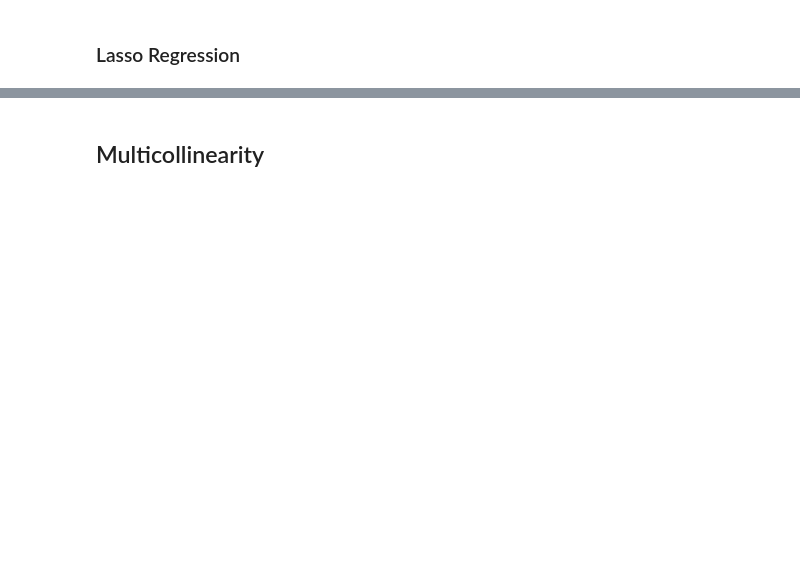
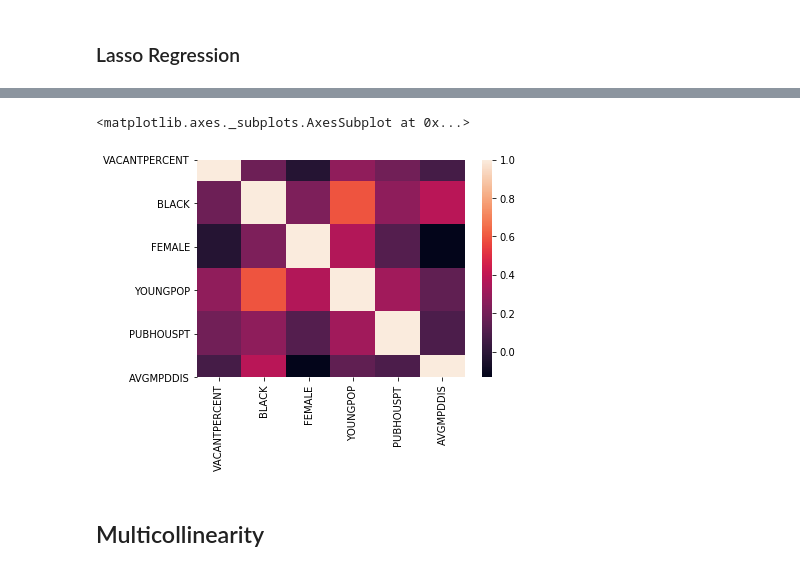
Before and after one commit to acl2171/regressionproj, a Jupyter notebook: notebooks/AL_notes.ipynb, the cells around one changed output, grey strips where cells are left out. Drawn from its saved outputs; the diff is of its cells as text; code cells hidden in the pictures; blank space fills up the shorter version.

```diff
--- a/notebooks/AL_notes.ipynb
+++ b/notebooks/AL_notes.ipynb
@@ -57,8 +25,0 @@ clf = Lasso()
-# %%
-# With Lasso, the higher the alpha parameter, the fewer features selected.
-#sfm = SelectFromModel(clf)
-clf.fit(scaled_df, y)
-coef = clf.coef_
-# n = clf.transform(scaled_df)
-# cols = scaled_df.columns[(clf.get_support())]
-cols = scaled_df.columns
@@ -68,3 +26,5 @@ feat1_cols = list(feat1[0])
+# %%
+scaled_df = scale_dataset(X)
 # %%
-feat1_df = df.loc[:,feat1_cols]
-feat1_df.drop(['AVGADW0001', 'AGE_5_17', 'ARR_0506', 'VACANT'], axis = 1, inplace = True)
+lasso_df = run_lasso(df, scaled_df, y)
+lasso_df.drop(['AVGADW0001', 'AGE_5_17', 'ARR_0506', 'VACANT', 'ADWWEEKEND', 'ADWWEEKNIGHT'], axis = 1, inplace = True)
@@ -96,0 +31,2 @@ strong multicollinearity or other numerical problems.
+# %%
+run_model(lasso_df, y)
@@ -97,3 +51,9 @@ strong multicollinearity or other numerical problems.
+# %%
+# Drop the variables that are insignificant
+sns.heatmap(lasso_df.corr())
+# %% [output]
+<matplotlib.axes._subplots.AxesSubplot at 0x...>
+[figure, added]
 # %% [markdown]
 ## Multicollinearity
 # %%
```
Also changed, not shown: parts of 18 cells of this notebook, 3 other files.
